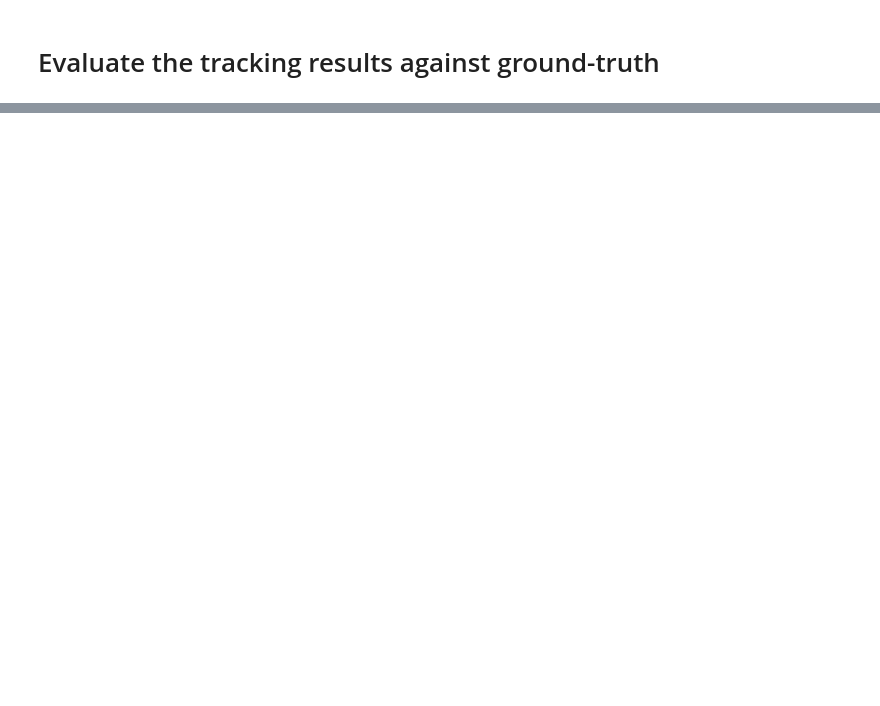
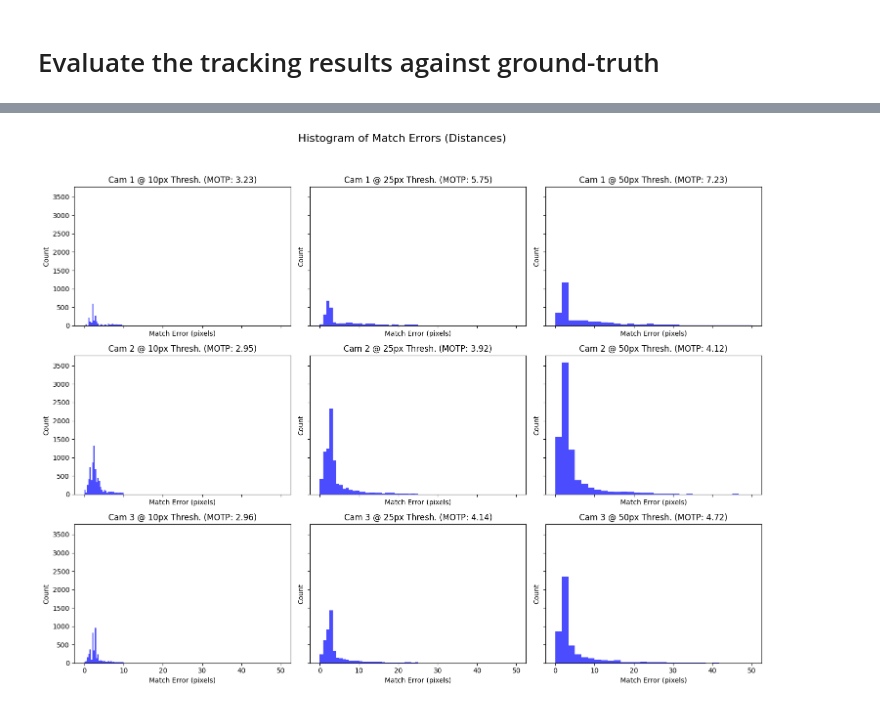
Before and after one commit to ananth-kamath-98/Vision-Based-Cooperative-Infrastructure-Perception, a Jupyter notebook: evaluation/evaluate_tracking.ipynb, the cells around one changed output, grey strips where cells are left out. Drawn from its saved outputs; the diff is of its cells as text; code cells hidden in the pictures; blank space fills up the shorter version.

Commit message:
started evaluation of custom trained model

```diff
--- a/evaluation/evaluate_tracking.ipynb
+++ b/evaluation/evaluate_tracking.ipynb
@@ -298,0 +649,82 @@ Average Localization Error (MOTP): 45.17 pixels
+# %%
+base_data_path = "../dataset/CarLA"
+camera_ids = [1, 2, 3]
+thresholds_to_test = [10, 25, 50]
+
+results_data = []
+all_match_histories = {}
+
+for cam_id in camera_ids:
+    print(f"\n--- Evaluating Camera {cam_id} ---")
+    cam_folder = f"Camera_{cam_id}"
+
+    gt_file = os.path.join(base_data_path, cam_folder, "bboxes.csv")
+    roi_file = os.path.join(base_data_path, cam_folder, "roi_coords.txt")
+    pred_file = os.path.join(base_data_path, cam_folder, "custom_single_camera_results.txt")
+
+    roi_polygon = load_roi_from_file(roi_file)
+    if roi_polygon is None:
+        print(f"Skipping Camera {cam_id} due to missing or invalid ROI file.")
+        continue
+
+    gt_df_filtered = load_ground_truth_centroids(gt_file, roi_polygon)
+    ts_df_filtered = load_predictions_centroids(pred_file, roi_polygon)
+
+    if gt_df_filtered.empty and ts_df_filtered.empty:
+        print(f"Skipping Camera {cam_id} - Both GT and Prediction data are empty.")
+        continue
+
+    for threshold in thresholds_to_test:
+        print(f"\nRunning evaluation with threshold = {threshold}px...")
+
+        # --- MODIFICATION: Get both metrics and distances ---
+        metrics, distances = evaluate_tracking(gt_df_filtered.copy(), ts_df_filtered.copy(), distance_threshold=threshold)
+
+        if metrics:
+            row_data = {"Camera": cam_id, "Threshold (px)": threshold, **metrics}
+            results_data.append(row_data)
+
+            # --- NEW: Store the distances for plotting ---
+            all_match_histories[(cam_id, threshold)] = distances
+        else:
+             print(f"Evaluation failed for Camera {cam_id} at threshold {threshold}px.")
+
+# --- Display Results Table ---
+if results_data:
+    results_df = pd.DataFrame(results_data)
+    print("\n\n--- Combined Evaluation Results ---")
+    column_order = [
+        "Camera", "Threshold (px)", "Total GT (ROI)", "Matches", "Matches (%)",
+        "Misses", "Misses (%)", "False Alarms", "ID Switches", "MOTP (px)"
+    ]
+    results_df = results_df.reindex(columns=column_order, fill_value='N/A')
+    print(results_df.to_string(index=False))
+else:
+    print("\nNo evaluation results generated.")
+
+# --- NEW: Plotting Histograms ---
+if all_match_histories:
+    print("\nGenerating match error histograms...")
+    fig, axes = plt.subplots(len(camera_ids), len(thresholds_to_test),
+                             figsize=(15, 12), sharex=True, sharey=True)
+    fig.suptitle("Histogram of Match Errors (Distances)", fontsize=16)
+
+    for i, cam_id in enumerate(camera_ids):
+        for j, threshold in enumerate(thresholds_to_test):
+            ax = axes[i, j]
+            key = (cam_id, threshold)
+
+            if key in all_match_histories and all_match_histories[key]:
+                distances = all_match_histories[key]
+                # Plot histogram of errors, range is 0 to the threshold
+                ax.hist(distances, bins=30, range=(0, threshold), color='blue', alpha=0.7)
+                ax.set_title(f"Cam {cam_id} @ {threshold}px Thresh. (MOTP: {np.mean(distances):.2f})")
+                ax.set_xlabel("Match Error (pixels)")
+                ax.set_ylabel("Count")
+            else:
+                ax.set_title(f"Cam {cam_id} @ {threshold}px Thresh. (No Matches)")
+
+    plt.tight_layout(rect=[0, 0.03, 1, 0.95])
+    plt.savefig("match_error_histograms.png")
+    print(f"Successfully saved histograms to 'match_error_histograms.png'")
+# %% [output]
@@ -298,0 +748 @@ Average Localization Error (MOTP): 45.17 pixels
+[figure, added]
```
Also changed, not shown: parts of 12 cells of this notebook, 1 other file.
